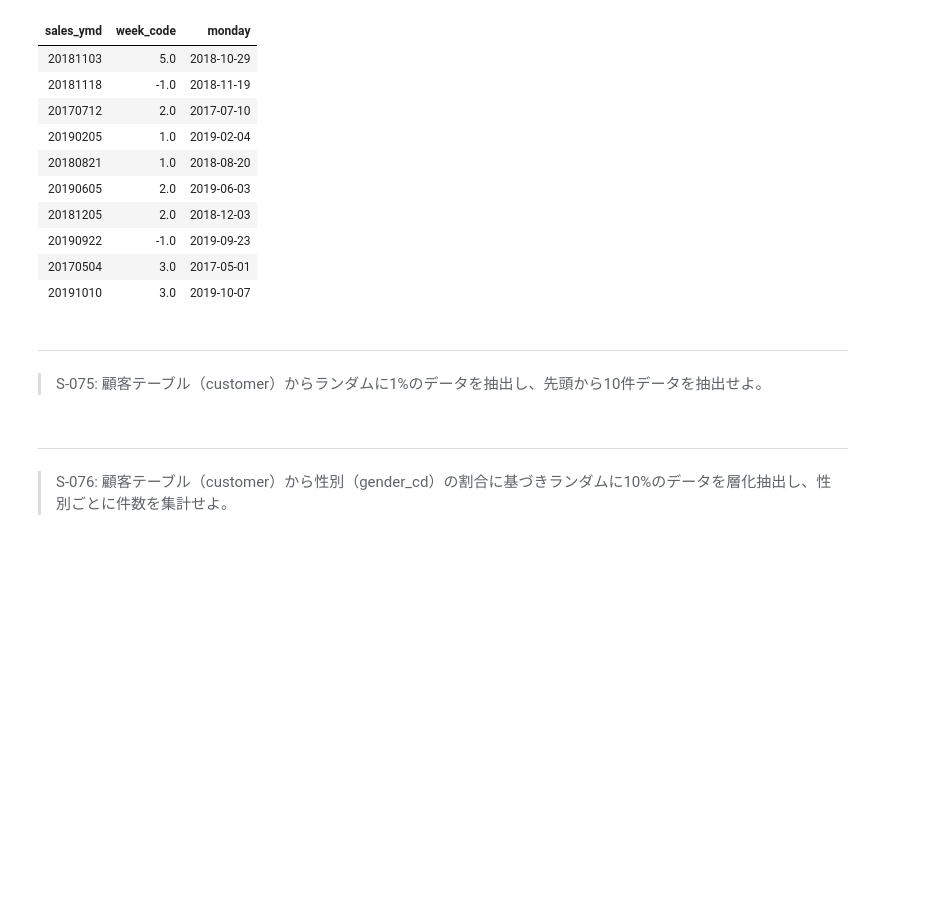
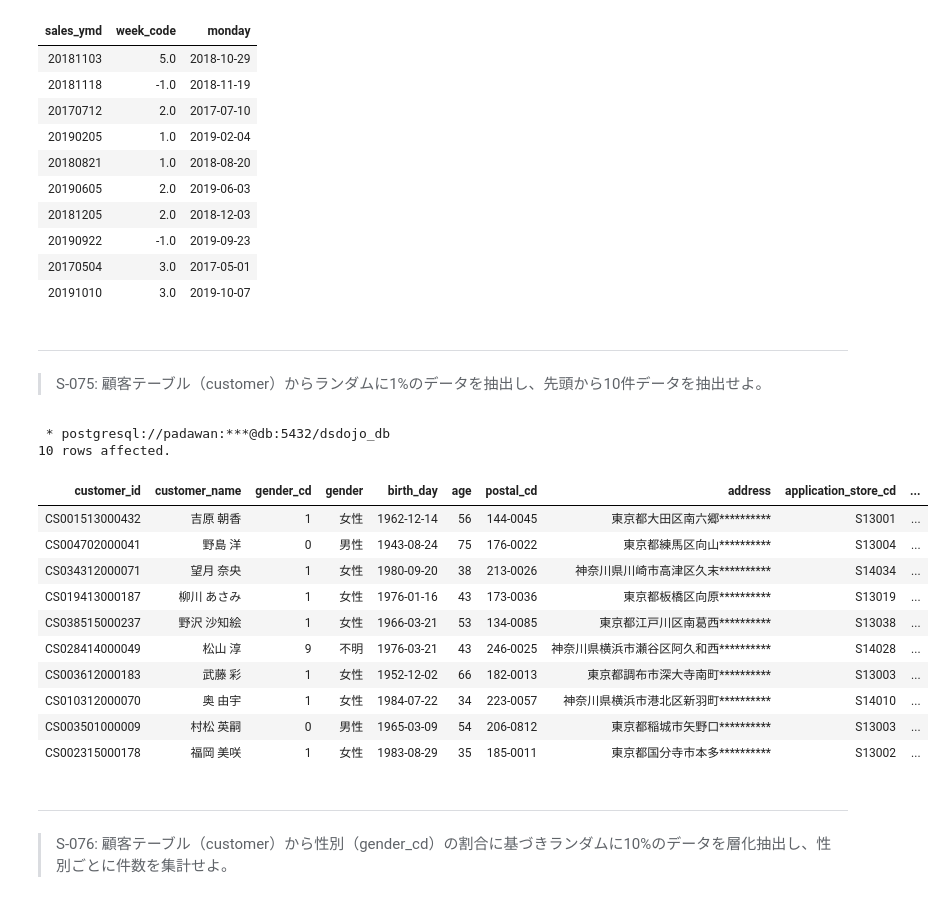
Before and after one commit to kouta0530/jupyter, a Jupyter notebook: practice/100knocks-preprocess/docker/work/preprocess_knock_SQL.ipynb, the cells around one changed output. Saved outputs shown, nothing was run; the diff lists cells and outputs as text; code cells hidden in the pictures; blank space fills up the shorter version.

```diff
--- a/practice/100knocks-preprocess/docker/work/preprocess_knock_SQL.ipynb
+++ b/practice/100knocks-preprocess/docker/work/preprocess_knock_SQL.ipynb
@@ -2041,3 +2039,20 @@ LIMIT 10
+# %%
+%%sql
+SELECT * FROM customer WHERE random() < 0.01 LIMIT 10
+# %% [output]
+ * postgresql://padawan:***@db:5432/dsdojo_db
+10 rows affected.
+| customer_id | customer_name | gender_cd | gender | birth_day | age | postal_cd | address | application_store_cd | ... |
+| CS001513000432 | 吉原 朝香 | 1 | 女性 | 1962-12-14 | 56 | 144-0045 | 東京都大田区南六郷********** | S13001 | ... |
+| CS004702000041 | 野島 洋 | 0 | 男性 | 1943-08-24 | 75 | 176-0022 | 東京都練馬区向山********** | S13004 | ... |
+| CS034312000071 | 望月 奈央 | 1 | 女性 | 1980-09-20 | 38 | 213-0026 | 神奈川県川崎市高津区久末********** | S14034 | ... |
+| CS019413000187 | 柳川 あさみ | 1 | 女性 | 1976-01-16 | 43 | 173-0036 | 東京都板橋区向原********** | S13019 | ... |
+| CS038515000237 | 野沢 沙知絵 | 1 | 女性 | 1966-03-21 | 53 | 134-0085 | 東京都江戸川区南葛西********** | S13038 | ... |
+| CS028414000049 | 松山 淳 | 9 | 不明 | 1976-03-21 | 43 | 246-0025 | 神奈川県横浜市瀬谷区阿久和西********** | S14028 | ... |
+| CS003612000183 | 武藤 彩 | 1 | 女性 | 1952-12-02 | 66 | 182-0013 | 東京都調布市深大寺南町********** | S13003 | ... |
+| CS010312000070 | 奥 由宇 | 1 | 女性 | 1984-07-22 | 34 | 223-0057 | 神奈川県横浜市港北区新羽町********** | S14010 | ... |
+| CS003501000009 | 村松 英嗣 | 0 | 男性 | 1965-03-09 | 54 | 206-0812 | 東京都稲城市矢野口********** | S13003 | ... |
+| CS002315000178 | 福岡 美咲 | 1 | 女性 | 1983-08-29 | 35 | 185-0011 | 東京都国分寺市本多********** | S13002 | ... |
 # %% [markdown]
 ---
 > S-076:  顧客テーブル（customer）から性別（gender_cd）の割合に基づきランダムに10%のデータを層化抽出し、性別ごとに件数を集計せよ。
```
Also changed, not shown: parts of 1 cell of this notebook.
